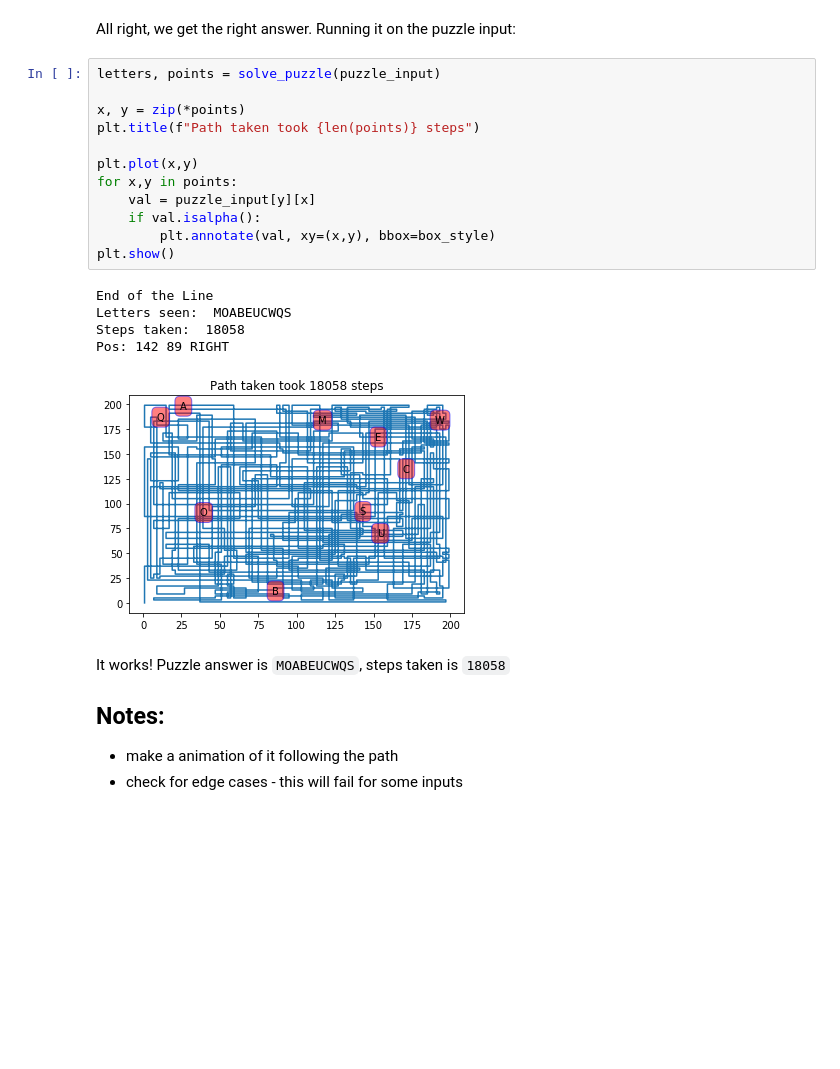
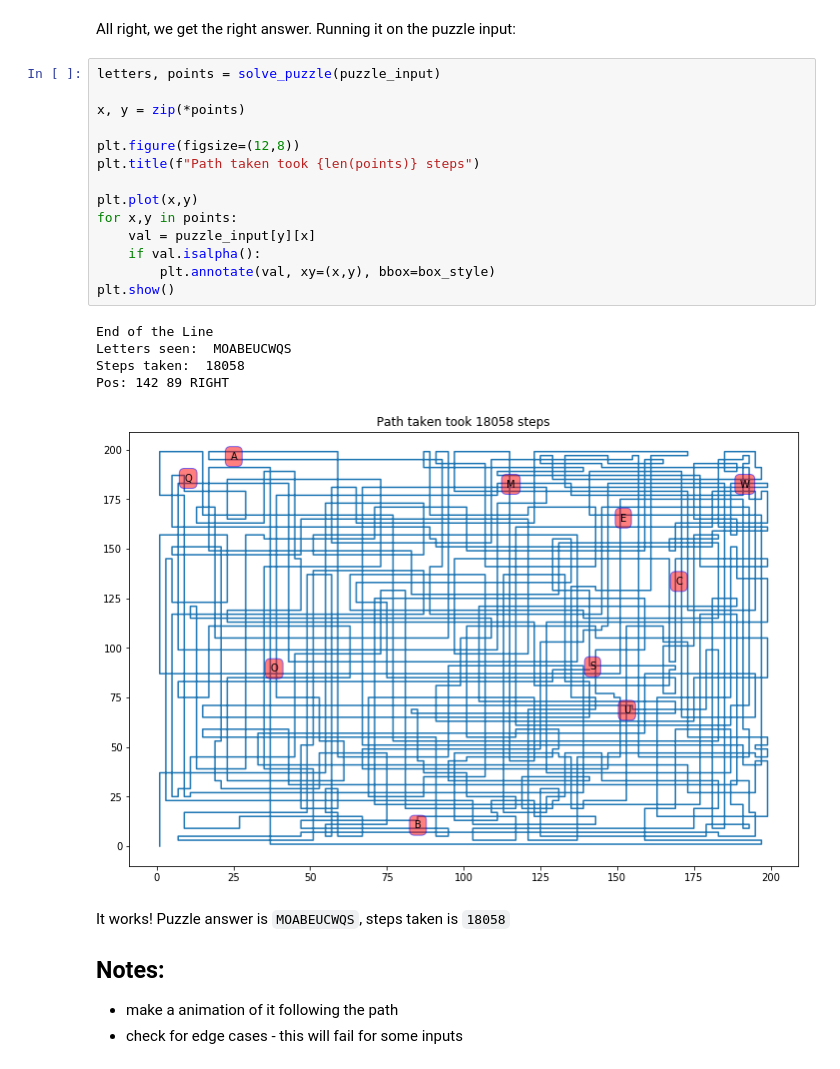
Before and after one commit to khalido/adventofcode, a Jupyter notebook: Day 19 - A Series of Tubes.ipynb, the cells around one changed output. Cells and saved outputs as stored; diff of their text form; blank space fills up the shorter version.

```diff
--- a/Day 19 - A Series of Tubes.ipynb
+++ b/Day 19 - A Series of Tubes.ipynb
@@ -167,21 +166,23 @@ All right, we get the right answer. Running it on the puzzle input:
 # %%
 letters, points = solve_puzzle(puzzle_input)
 
 x, y = zip(*points)
+
+plt.figure(figsize=(12,8))
 plt.title(f"Path taken took {len(points)} steps")
 
 plt.plot(x,y)
 for x,y in points:
     val = puzzle_input[y][x]
     if val.isalpha():
         plt.annotate(val, xy=(x,y), bbox=box_style)
 plt.show()
 # %% [output]
 End of the Line
 Letters seen:  MOABEUCWQS
 Steps taken:  18058
 Pos: 142 89 RIGHT
-[figure, old version]
+[figure, new version]
 # %% [markdown]
 It works! Puzzle answer is `MOABEUCWQS`, steps taken is `18058`
 
```
Also changed, not shown: parts of 2 cells of this notebook.
